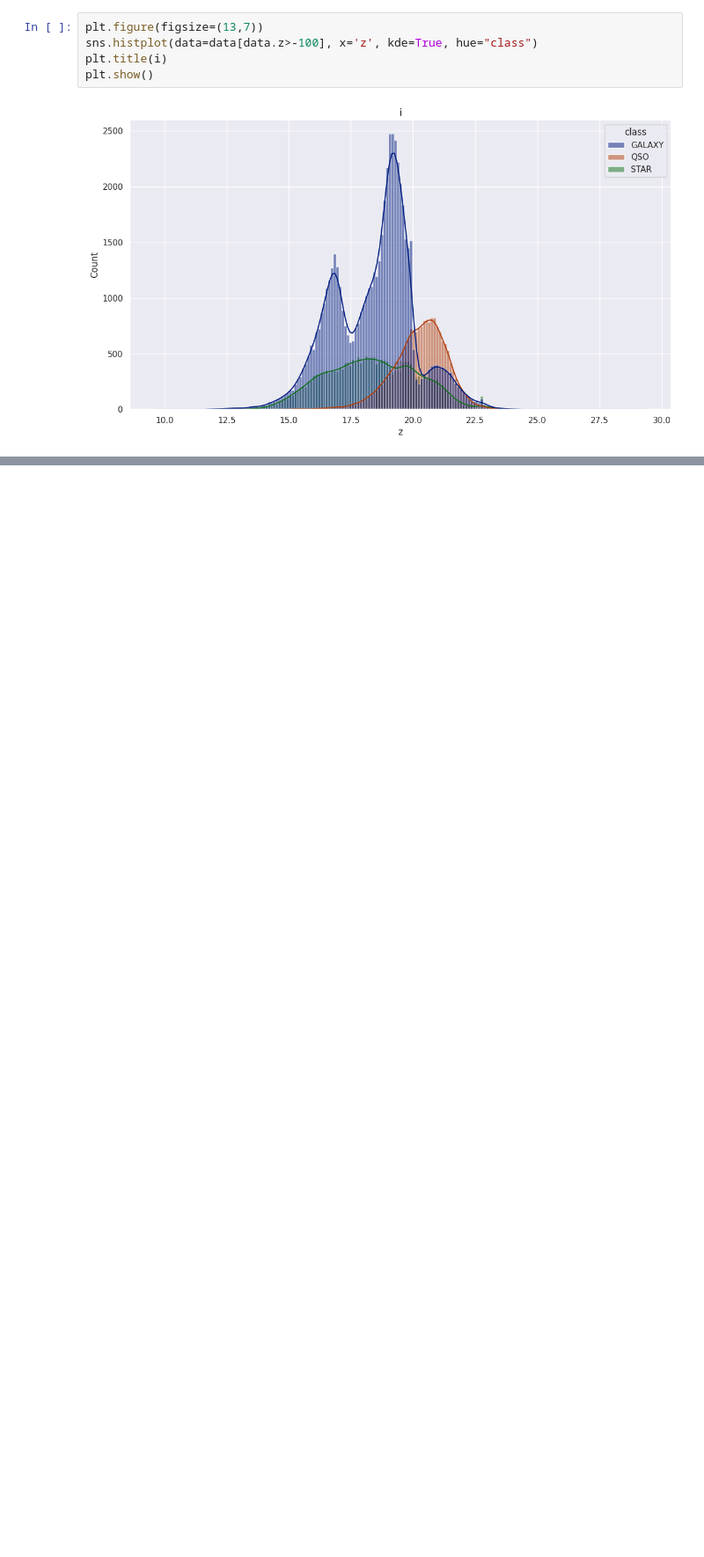
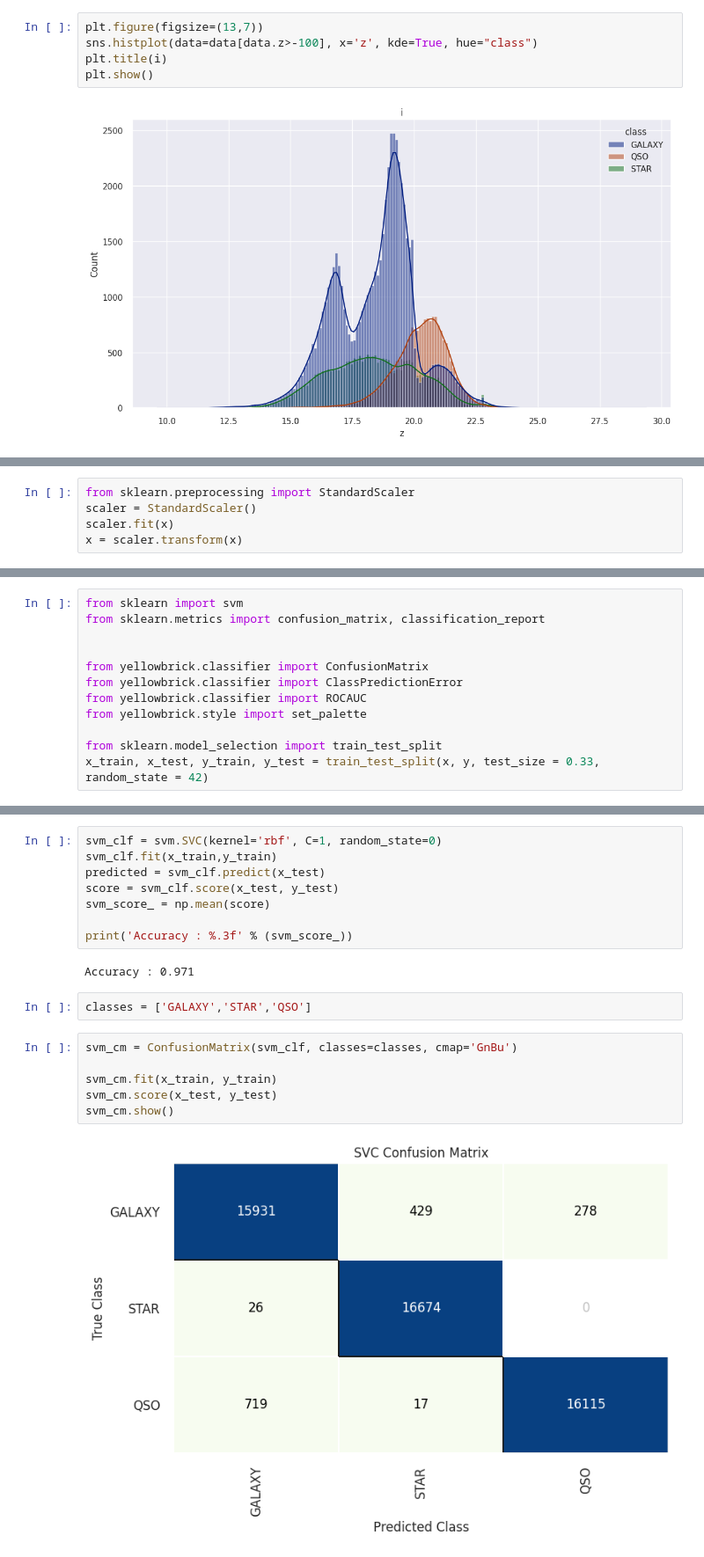
Before and after one commit to qNikitaMolodec/Star-classification, a Jupyter notebook: star_classification.ipynb, the cells around one changed output, grey strips where cells are left out. Shown at 88% size. Drawn from its saved outputs; the diff is of its cells as text; blank space fills up the shorter version.

```diff
--- a/star_classification.ipynb
+++ b/star_classification.ipynb
@@ -146,0 +225,5 @@ for i in ['alpha', 'delta','redshift', 'plate', 'MJD']: #YOUR CODE HERE
+# %%
+from sklearn.preprocessing import StandardScaler
+scaler = StandardScaler()
+scaler.fit(x)
+x = scaler.transform(x)
@@ -146,0 +232,12 @@ for i in ['alpha', 'delta','redshift', 'plate', 'MJD']: #YOUR CODE HERE
+# %%
+from sklearn import svm
+from sklearn.metrics import confusion_matrix, classification_report
+
+
+from yellowbrick.classifier import ConfusionMatrix
+from yellowbrick.classifier import ClassPredictionError
+from yellowbrick.classifier import ROCAUC
+from yellowbrick.style import set_palette
+
+from sklearn.model_selection import train_test_split
+x_train, x_test, y_train, y_test = train_test_split(x, y, test_size = 0.33, random_state = 42)
@@ -146,0 +246,20 @@ for i in ['alpha', 'delta','redshift', 'plate', 'MJD']: #YOUR CODE HERE
+# %%
+svm_clf = svm.SVC(kernel='rbf', C=1, random_state=0)
+svm_clf.fit(x_train,y_train)
+predicted = svm_clf.predict(x_test)
+score = svm_clf.score(x_test, y_test)
+svm_score_ = np.mean(score)
+
+print('Accuracy : %.3f' % (svm_score_))
+# %% [output]
+Accuracy : 0.971
+# %%
+classes = ['GALAXY','STAR','QSO']
+# %%
+svm_cm = ConfusionMatrix(svm_clf, classes=classes, cmap='GnBu')
+
+svm_cm.fit(x_train, y_train)
+svm_cm.score(x_test, y_test)
+svm_cm.show()
+# %% [output]
+[figure, added]
```
Also changed, not shown: parts of 23 cells of this notebook.
